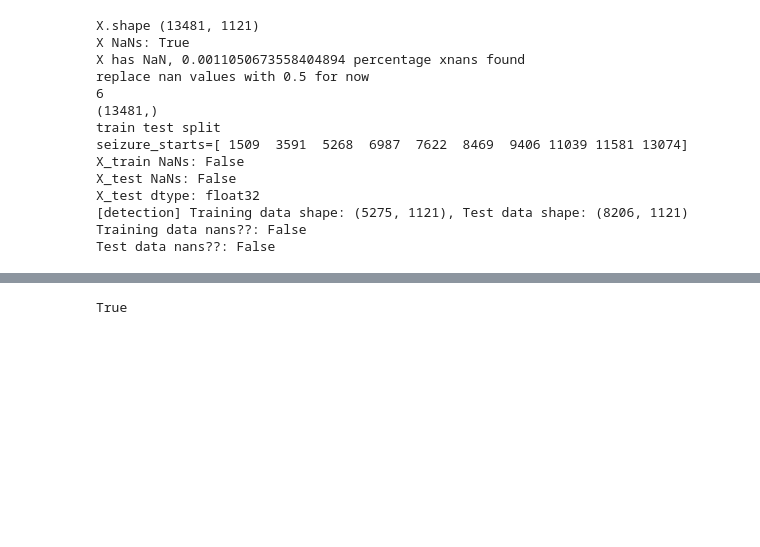
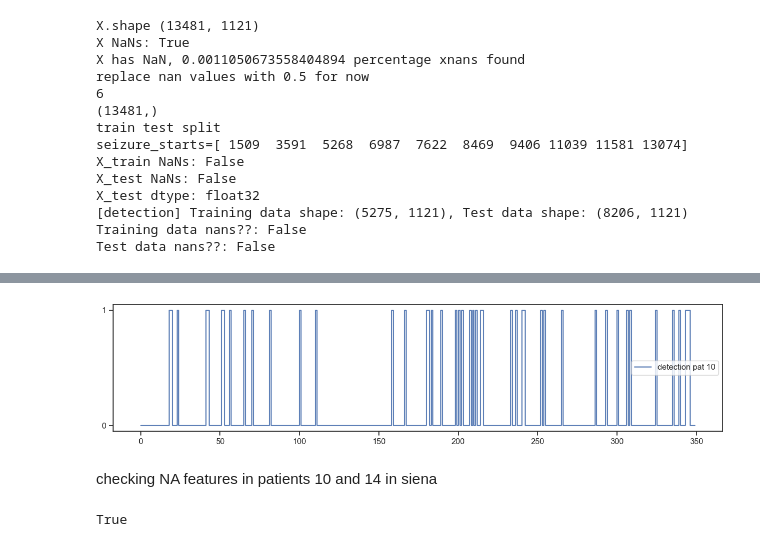
Before and after one commit to vh94/SciProProject, a Jupyter notebook: notebooks/single_patient_example.ipynb, the cells around one changed output, grey strips where cells are left out. Saved outputs shown, nothing was run; the diff lists cells and outputs as text; code cells hidden in the pictures; blank space fills up the shorter version.

```diff
--- a/notebooks/single_patient_example.ipynb
+++ b/notebooks/single_patient_example.ipynb
@@ -44,0 +61,12 @@ import numpy as np
+# %%
+sns.set(style="ticks")
+
+plt.figure(figsize=(12, 3))
+sns.lineplot(results.predictions.values[0], alpha=0.9, label="detection pat 10", drawstyle="steps-post")
+
+plt.yticks([0, 1])
+plt.legend()
+plt.tight_layout()
+plt.show()
+# %% [output]
+[figure, added]
@@ -45,3 +76,5 @@ import numpy as np
+# %% [markdown]
+checking NA features in patients 10 and 14 in siena
 # %%
 features_pat10 = np.load("/Volumes/Extreme SSD/EEG_Databases/BIDS_Siena/derivatives/linear_features/sub-10/eeg/sub-10_ses-01_task-szMonitoring_run-03_eeg_linear-features.npz")
 # %%
```
Also changed, not shown: parts of 7 cells of this notebook, 3 other files.
